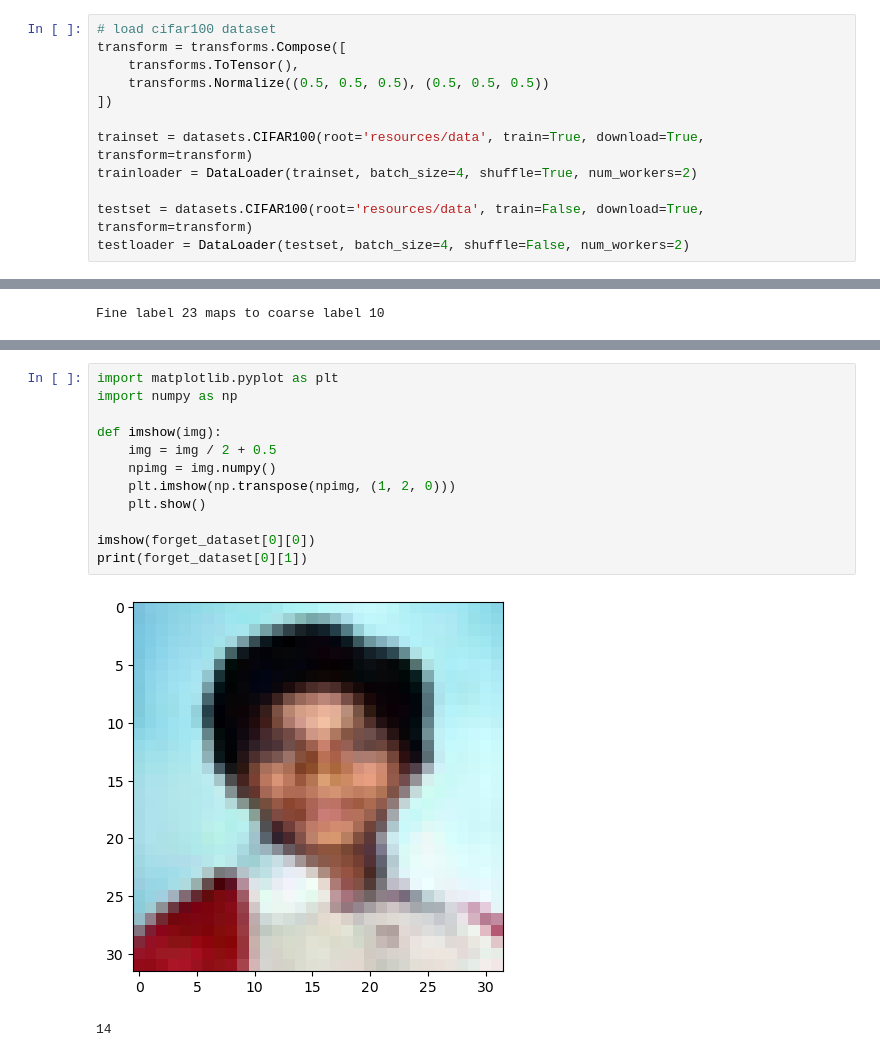
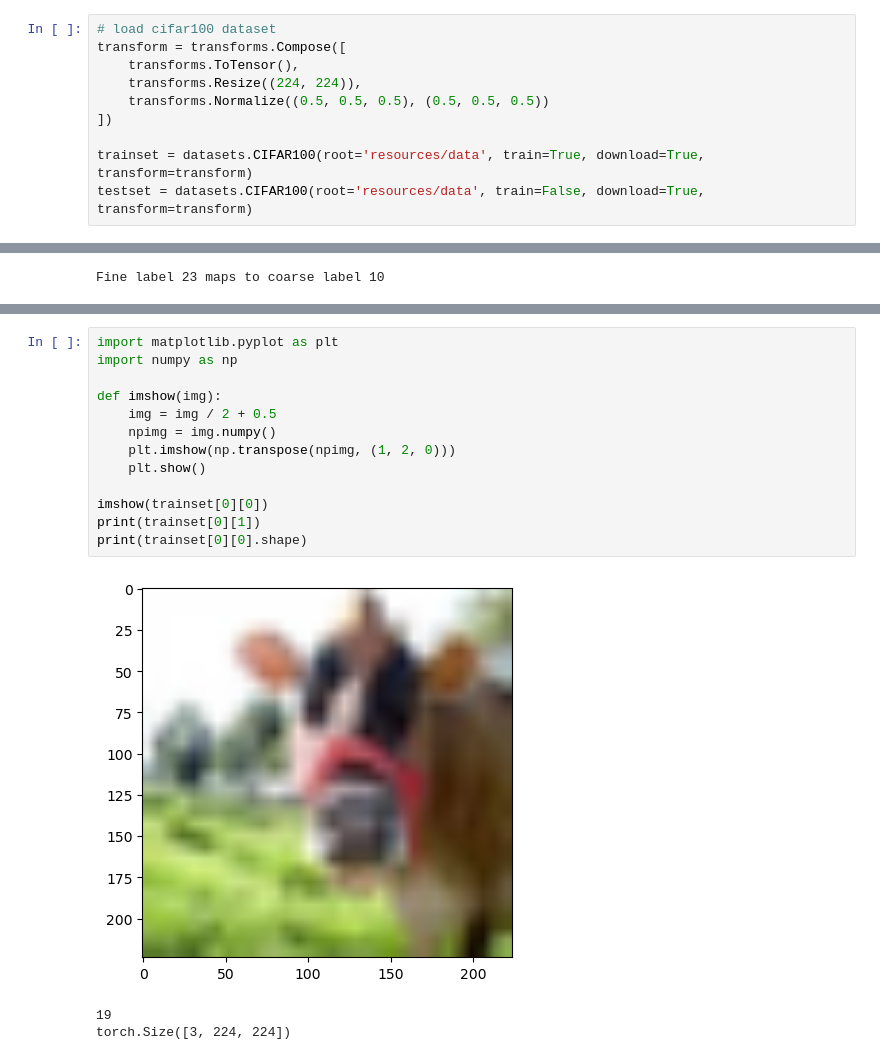
Before and after one commit to aiim-research/ERASURE, a Jupyter notebook: test_cifar.ipynb, the cells around one changed output, grey strips where cells are left out. Drawn from its saved outputs; the diff is of its cells as text.

```diff
--- a/test_cifar.ipynb
+++ b/test_cifar.ipynb
@@ -52,14 +52,12 @@ dict_keys([b'filenames', b'batch_label', b'fine_labels', b'coarse_labels', b'dat
 # load cifar100 dataset
 transform = transforms.Compose([
     transforms.ToTensor(),
+    transforms.Resize((224, 224)),
     transforms.Normalize((0.5, 0.5, 0.5), (0.5, 0.5, 0.5))
 ])
 
 trainset = datasets.CIFAR100(root='resources/data', train=True, download=True, transform=transform)
-trainloader = DataLoader(trainset, batch_size=4, shuffle=True, num_workers=2)
-
 testset = datasets.CIFAR100(root='resources/data', train=False, download=True, transform=transform)
-testloader = DataLoader(testset, batch_size=4, shuffle=False, num_workers=2)
 # %% [output]
 Files already downloaded and verified
 Files already downloaded and verified
@@ -121,18 +108,20 @@ forget_loader = DataLoader(forget_dataset, batch_size=4, shuffle=True, num_worke
 # %%
 import matplotlib.pyplot as plt
 import numpy as np
 
 def imshow(img):
     img = img / 2 + 0.5
     npimg = img.numpy()
     plt.imshow(np.transpose(npimg, (1, 2, 0)))
     plt.show()
 
-imshow(forget_dataset[0][0])
-print(forget_dataset[0][1])
+imshow(trainset[0][0])
+print(trainset[0][1])
+print(trainset[0][0].shape)
 # %% [output]
-[figure, old version]
+[figure, new version]
-14
+19
+torch.Size([3, 224, 224])
 # %%
 # resnet model
 import torch
```
Also changed, not shown: parts of 5 cells of this notebook, 6 other files.
